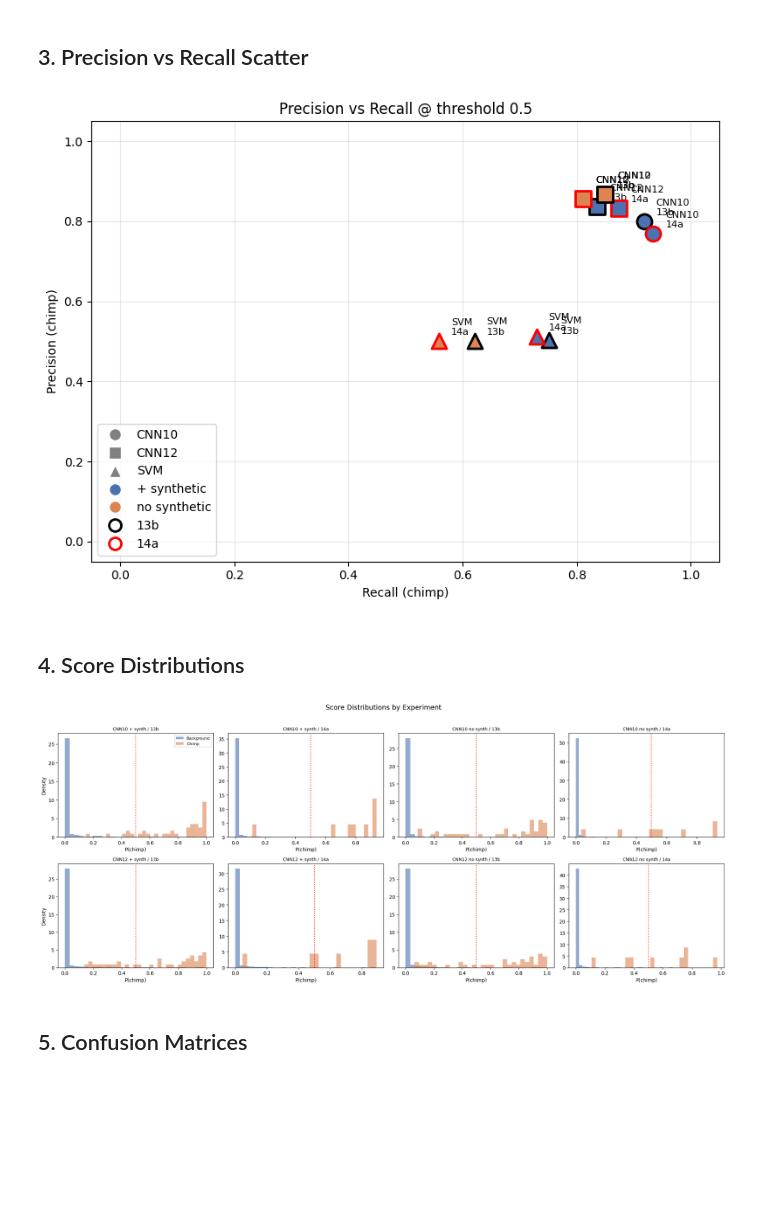
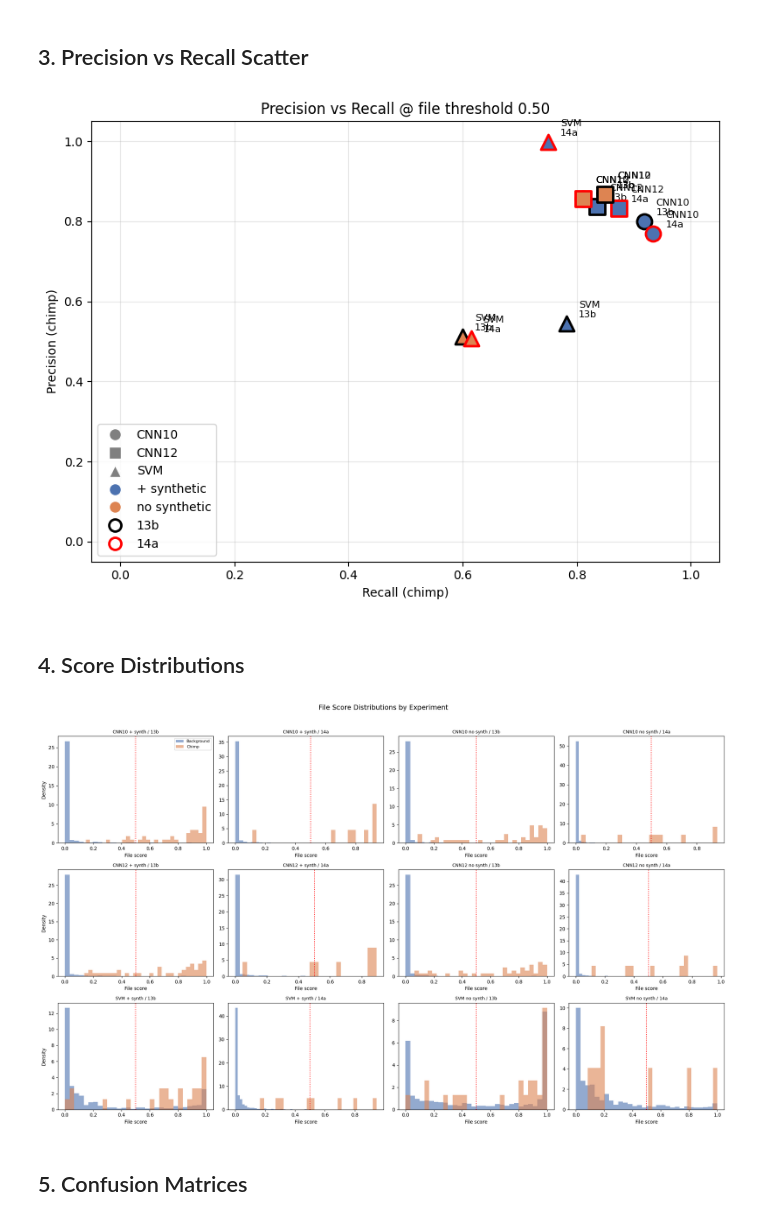
Before and after one commit to UtrechtUniversity/animal-sounds, a Jupyter notebook: output/notebooks/model_comparison.ipynb, the cells around one changed output. Cells and saved outputs as stored; diff of their text form; code cells hidden in the pictures; blank space fills up the shorter version.

Commit message:
aggregate svm results

```diff
--- a/output/notebooks/model_comparison.ipynb
+++ b/output/notebooks/model_comparison.ipynb
@@ -23,10 +23,26 @@ experiments = {
     "CNN12 + synth / 14a":   "../results/predictions/cnn/all/14a_cnn12eval_file_probs.csv",
     "CNN12 no synth / 13b":  "../results/predictions/cnn/mefou/13b_cnn12eval_file_probs.csv",
     "CNN12 no synth / 14a":  "../results/predictions/cnn/mefou/14a_cnn12eval_file_probs.csv",
-    "SVM no synth / 13b":  ["../results/predictions/svm/mefou/sample_13b_1_predictions.txt", "../results/predictions/svm/mefou/sample_13b_1_y_test.csv"],
-    "SVM no synth / 14a":  ["../results/predictions/svm/mefou/sample_14a_predictions.txt", "../results/predictions/svm/mefou/sample_14a_y_test.csv"],
-    "SVM + synth / 13b":  ["../results/predictions/svm/all/sample_13b_1_predictions.txt", "../results/predictions/svm/all/sample_13b_1_y_test.csv"],
-    "SVM + synth / 14a":  ["../results/predictions/svm/all/sample_14a_predictions.txt", "../results/predictions/svm/all/sample_14a_y_test.csv"]
+    "SVM + synth / 13b":  [
+        "../results/predictions/svm/all/sample_13b_1_predictions.txt",
+        "../results/predictions/svm/all/sample_13b_1_y_test.csv",
+        "../results/predictions/svm/all/13b_1_frame-info.csv",
+    ],
+    "SVM + synth / 14a":  [
+        "../results/predictions/svm/all/sample_14a_predictions.txt",
+        "../results/predictions/svm/all/sample_14a_y_test.csv",
+        "../results/predictions/svm/all/14a_frame-info.csv",
+    ],
+        "SVM no synth / 13b":  [
+        "../results/predictions/svm/mefou/sample_13b_1_predictions.txt",
+        "../results/predictions/svm/mefou/sample_13b_1_y_test.csv",
+        "../results/predictions/svm/mefou/13b_1_frame-info.csv",
+    ],
+    "SVM no synth / 14a":  [
+        "../results/predictions/svm/mefou/sample_14a_predictions.txt",
+        "../results/predictions/svm/mefou/sample_14a_y_test.csv",
+        "../results/predictions/svm/mefou/14a_frame-info.csv",
+    ],
 }
 # %%
 experiments['SVM + synth / 13b']
@@ -239,48 +310,54 @@ legend_elements = [
 ax.legend(handles=legend_elements, loc="lower left")
 ax.set_xlabel("Recall (chimp)")
 ax.set_ylabel("Precision (chimp)")
-ax.set_title("Precision vs Recall @ threshold 0.5")
+ax.set_title(f"Precision vs Recall @ file threshold {FILE_THRESHOLD:.2f}")
 ax.set_xlim(-0.05, 1.05)
 ax.set_ylim(-0.05, 1.05)
 ax.grid(True, alpha=0.3)
 plt.tight_layout()
 plt.show()
 # %% [output]
-[figure, old version]
+[figure, new version]
 # %% [markdown]
 ## 4. Score Distributions
 # %%
-fig, axes = plt.subplots(2, 4, figsize=(20, 8))
+n_cols = 4
+n_rows = int(np.ceil(len(raw_data) / n_cols))
+fig, axes = plt.subplots(n_rows, n_cols, figsize=(20, 4 * n_rows))
+axes = np.atleast_1d(axes).reshape(n_rows, n_cols)
 
 for idx, (name, data) in enumerate(raw_data.items()):
-    row = idx // 4
-    col = idx % 4
+    row = idx // n_cols
+    col = idx % n_cols
     ax = axes[row][col]
 
     prob_pos = data["prob_pos"]
     y_true = data["y_true"]
 
     ax.hist(
         prob_pos[y_true == 0], bins=30, alpha=0.6,
         label="Background", density=True, color="#4C72B0"
     )
     ax.hist(
         prob_pos[y_true == 1], bins=30, alpha=0.6,
         label="Chimp", density=True, color="#DD8452"
     )
-    ax.axvline(0.5, color="red", linestyle=":", linewidth=1.5)
+    ax.axvline(FILE_THRESHOLD, color="red", linestyle=":", linewidth=1.5)
     ax.set_title(name, fontsize=9)
-    ax.set_xlabel("P(chimp)")
+    ax.set_xlabel("File score")
     if col == 0:
         ax.set_ylabel("Density")
     if idx == 0:
         ax.legend(fontsize=8)
 
-plt.suptitle("Score Distributions by Experiment", fontsize=14, y=1.02)
+for idx in range(len(raw_data), n_rows * n_cols):
+    axes[idx // n_cols][idx % n_cols].axis("off")
+
+plt.suptitle("File Score Distributions by Experiment", fontsize=14, y=1.02)
 plt.tight_layout()
 plt.show()
 # %% [output]
-[figure, old version]
+[figure, new version]
 # %% [markdown]
 ## 5. Confusion Matrices
 # %%
```
Also changed, not shown: parts of 5 cells of this notebook.
